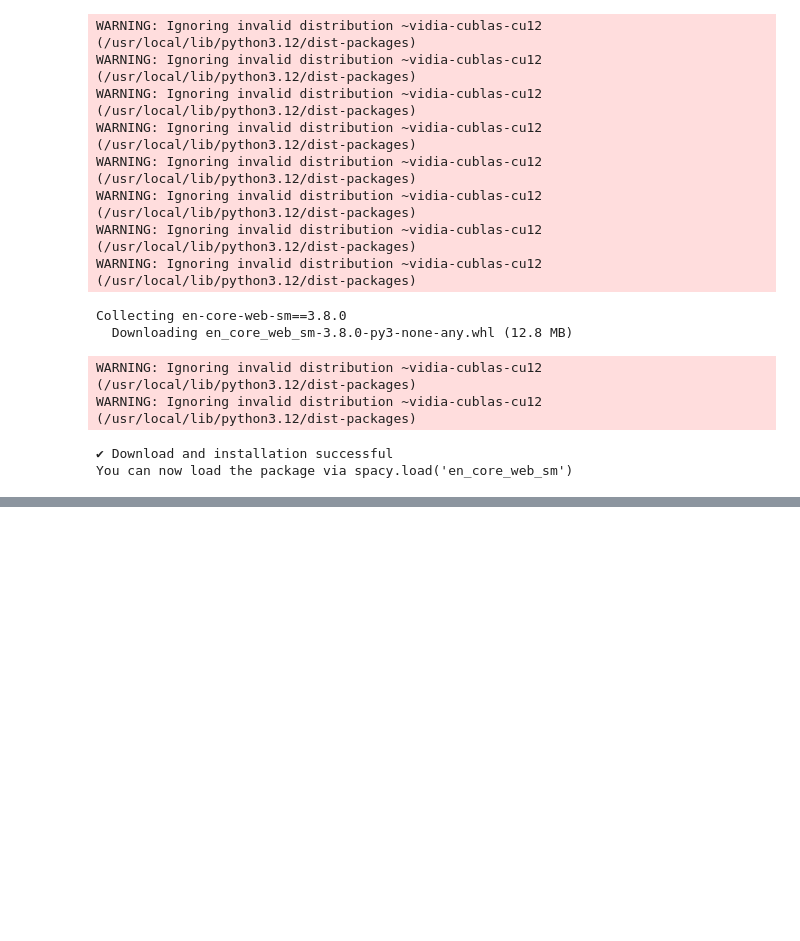
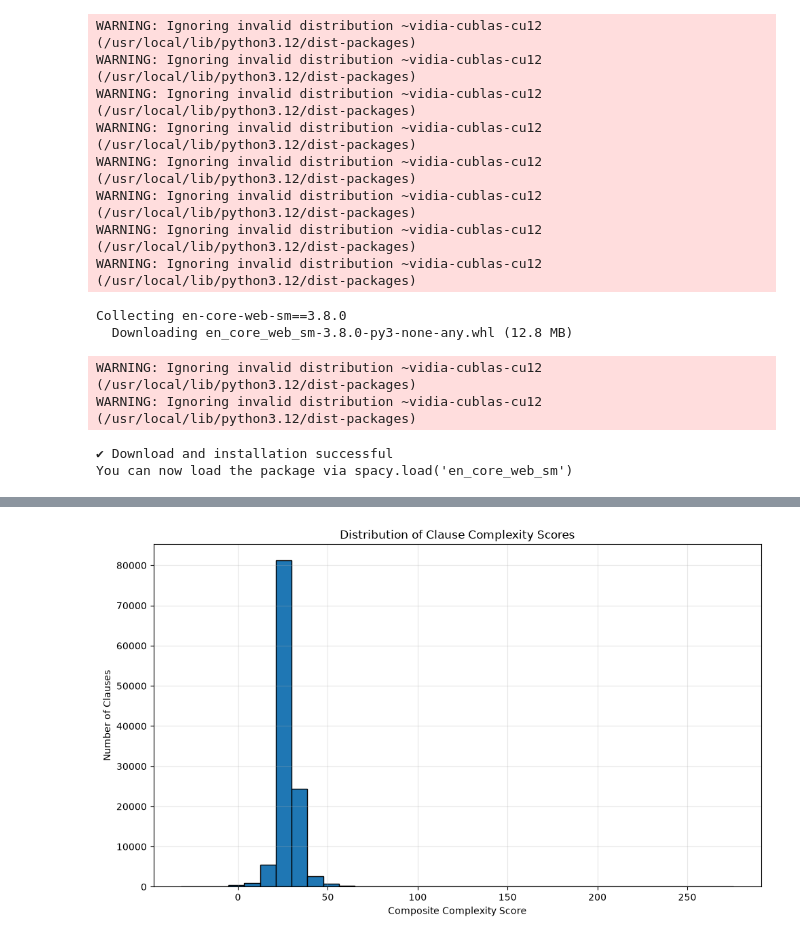
Before and after one commit to danilopsss/uol_capstone_project, a Jupyter notebook: capstone_artifact.ipynb, the cells around one changed output, grey strips where cells are left out. Saved outputs shown, nothing was run; the diff lists cells and outputs as text; code cells hidden in the pictures; blank space fills up the shorter version.

```diff
--- a/capstone_artifact.ipynb
+++ b/capstone_artifact.ipynb
@@ -159,0 +167,50 @@ shape: (116_497, 9)
+# %%
+# 4 plots
+
+# Figure 5.1 — Complexity Score Distribution
+
+# Figure 5.1 presents the distribution of the composite complexity scores calculated
+# for all extracted clauses. The complexity score was derived from five readability
+# and lexical complexity metrics: Flesch Reading Ease (FRE), Flesch-Kincaid Grade Level
+# (FKGL), Gunning Fog Index, Dale-Chall Readability Score, and LIX. These metrics were
+# normalised and combined into a single score to provide an overall measure of
+#linguistic complexity.
+# The distribution illustrates the variability in readability across the contractual
+# clauses contained in the CUAD dataset. While a large proportion of clauses exhibit
+# moderate complexity, a subset of clauses receives substantially higher complexity
+# scores, highlighting particularly challenging legal language. This observation
+#supports the need for a selective simplification strategy, as not all clauses require
+#the same level of intervention.
+# The complexity score distribution also provides evidence that the dataset contains a
+# sufficiently diverse range of readability levels, making it an appropriate corpus for
+# evaluating the effectiveness of Large Language Models in simplifying legal text.
+# The highest-scoring clauses identified in this analysis were subsequently selected
+#for simplification and further evaluation.
+
+import matplotlib.pyplot as plt
+
+complexity_scores = (
+    cuad_legal
+    .select("complexity_score")
+    .to_series()
+    .to_list()
+)
+
+plt.figure(figsize=(10, 6))
+
+plt.hist(
+    complexity_scores,
+    bins=35,
+    edgecolor="black"
+)
+
+plt.title("Distribution of Clause Complexity Scores")
+plt.xlabel("Composite Complexity Score")
+plt.ylabel("Number of Clauses")
+
+plt.grid(alpha=0.3)
+
+plt.tight_layout()
+plt.show()
+# %% [output]
+[figure, added]
```
Also changed, not shown: parts of 8 cells of this notebook, 6 other files.
